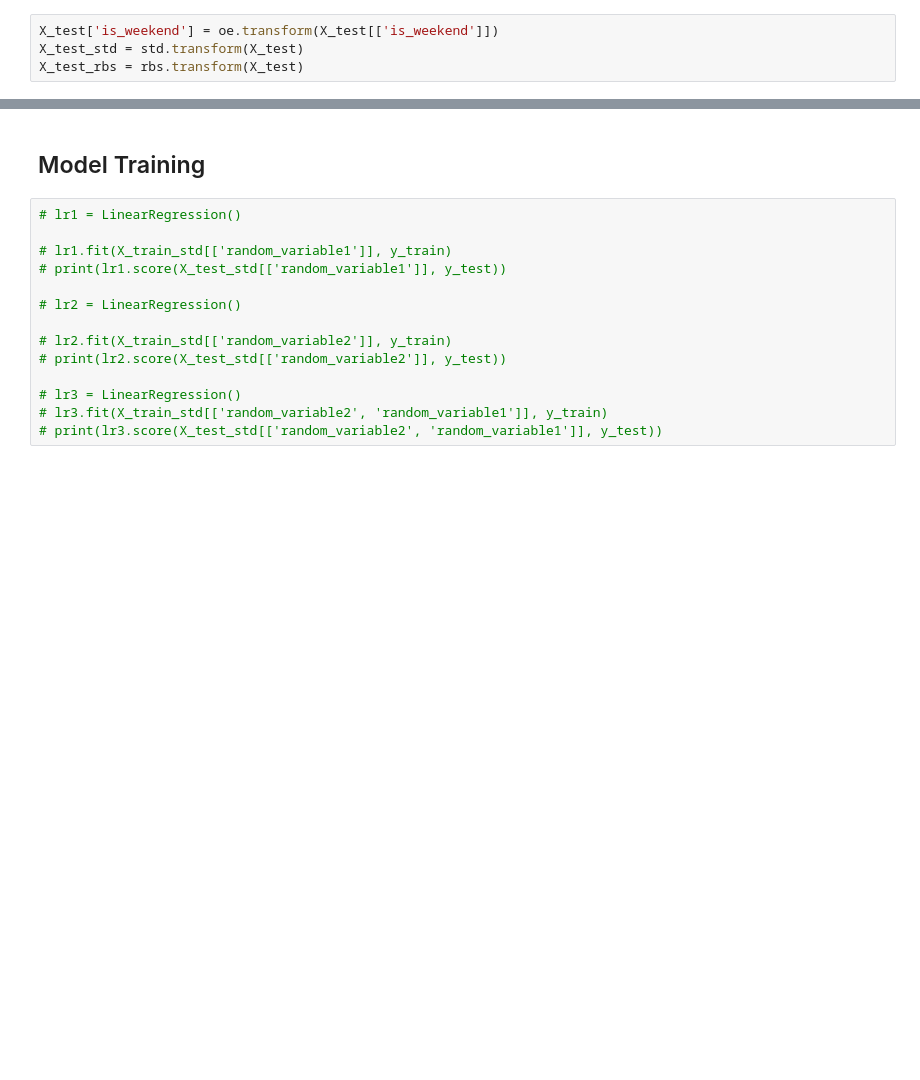
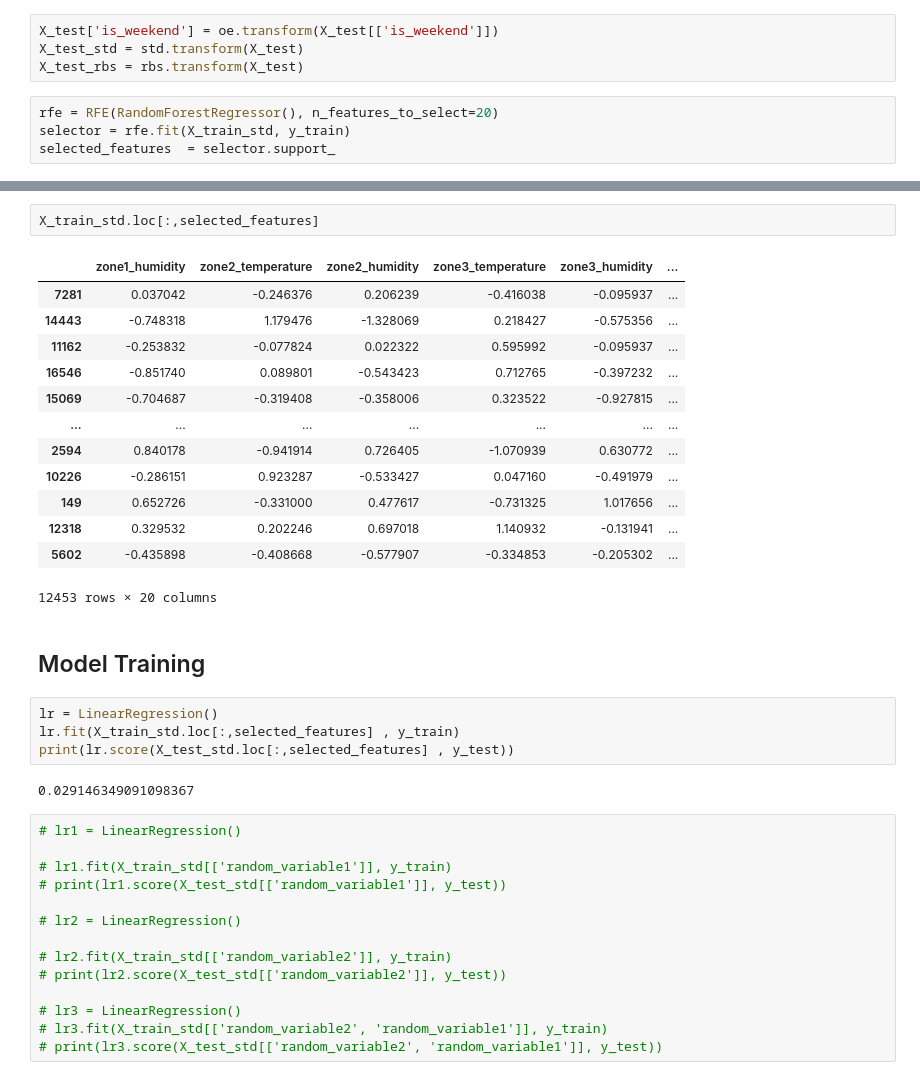
Before and after one commit to PulkitMangal09/DS-Intern-Assignment-pulkit, a Jupyter notebook: notebooks/energy_prediction_colab.ipynb, the cells around one changed output, grey strips where cells are left out. Saved outputs shown, nothing was run; the diff lists cells and outputs as text; blank space fills up the shorter version.

```diff
--- a/notebooks/energy_prediction_colab.ipynb
+++ b/notebooks/energy_prediction_colab.ipynb
@@ -448,3 +462,7 @@ X_train_rbs = rbs.fit_transform(X_train)
 X_test['is_weekend'] = oe.transform(X_test[['is_weekend']])
 X_test_std = std.transform(X_test)
 X_test_rbs = rbs.transform(X_test)
+# %%
+rfe = RFE(RandomForestRegressor(), n_features_to_select=20)
+selector = rfe.fit(X_train_std, y_train)
+selected_features  = selector.support_
@@ -451,5 +490,27 @@ X_test_rbs = rbs.transform(X_test)
+# %%
+X_train_std.loc[:,selected_features]
+# %% [output]
+|  | zone1_humidity | zone2_temperature | zone2_humidity | zone3_temperature | zone3_humidity | ... |
+| 7281 | 0.037042 | -0.246376 | 0.206239 | -0.416038 | -0.095937 | ... |
+| 14443 | -0.748318 | 1.179476 | -1.328069 | 0.218427 | -0.575356 | ... |
+| 11162 | -0.253832 | -0.077824 | 0.022322 | 0.595992 | -0.095937 | ... |
+| 16546 | -0.851740 | 0.089801 | -0.543423 | 0.712765 | -0.397232 | ... |
+| 15069 | -0.704687 | -0.319408 | -0.358006 | 0.323522 | -0.927815 | ... |
+| ... | ... | ... | ... | ... | ... | ... |
+| 2594 | 0.840178 | -0.941914 | 0.726405 | -1.070939 | 0.630772 | ... |
+| 10226 | -0.286151 | 0.923287 | -0.533427 | 0.047160 | -0.491979 | ... |
+| 149 | 0.652726 | -0.331000 | 0.477617 | -0.731325 | 1.017656 | ... |
+| 12318 | 0.329532 | 0.202246 | 0.697018 | 1.140932 | -0.131941 | ... |
+| 5602 | -0.435898 | -0.408668 | -0.577907 | -0.334853 | -0.205302 | ... |
+12453 rows × 20 columns
 # %% [markdown]
 ## Model Training
+# %%
+lr = LinearRegression()
+lr.fit(X_train_std.loc[:,selected_features] , y_train)
+print(lr.score(X_test_std.loc[:,selected_features] , y_test))
+# %% [output]
+0.029146349091098367
 # %%
 # lr1 = LinearRegression()
 
```
Also changed, not shown: parts of 19 cells of this notebook, 2 other files.
